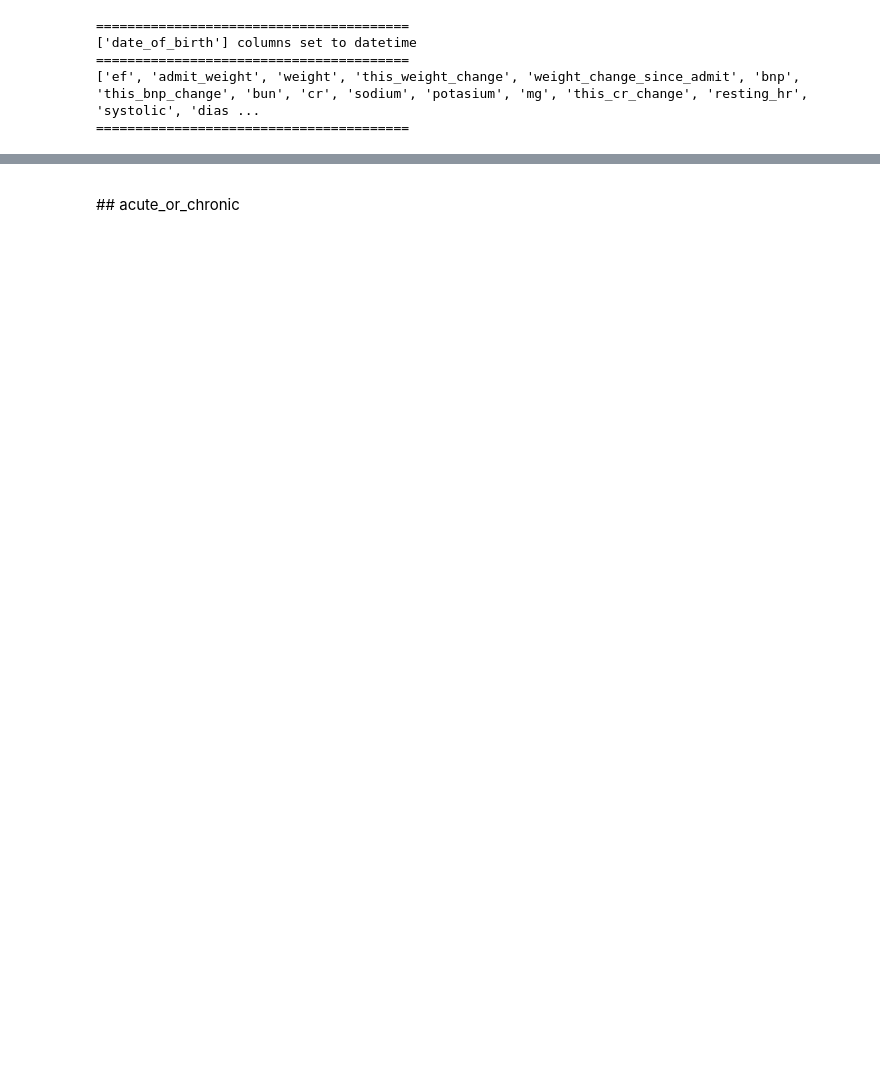
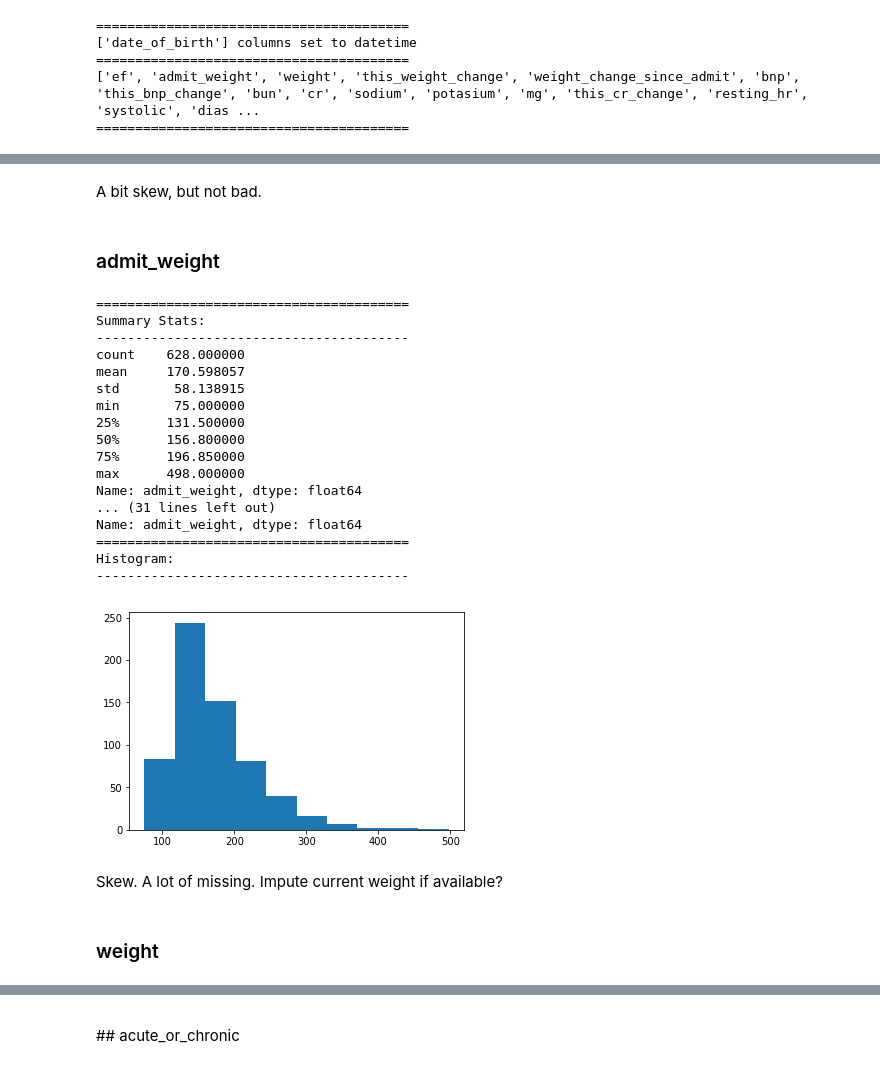
Before and after one commit to sjmalice/Cardiac, a Jupyter notebook: SimonEDA.ipynb, the cells around one changed output, grey strips where cells are left out. Saved outputs shown, nothing was run; the diff lists cells and outputs as text; code cells hidden in the pictures; blank space fills up the shorter version.

```diff
--- a/SimonEDA.ipynb
+++ b/SimonEDA.ipynb
@@ -154,0 +169,29 @@ df.shape
+# %% [markdown]
+A bit skew, but not bad.
+# %% [markdown]
+### admit_weight
+# %%
+numericFeatureAnalysis(df, "admit_weight")
+# %% [output]
+========================================
+Summary Stats:
+----------------------------------------
+count    628.000000
+mean     170.598057
+std       58.138915
+min       75.000000
+25%      131.500000
+50%      156.800000
+75%      196.850000
+max      498.000000
+Name: admit_weight, dtype: float64
+... (31 lines left out)
+Name: admit_weight, dtype: float64
+========================================
+Histogram:
+----------------------------------------
+[figure, added]
+# %% [markdown]
+Skew. A lot of missing. Impute current weight if available?
+# %% [markdown]
+### weight
```
Also changed, not shown: parts of 189 cells of this notebook, 2 other files.
